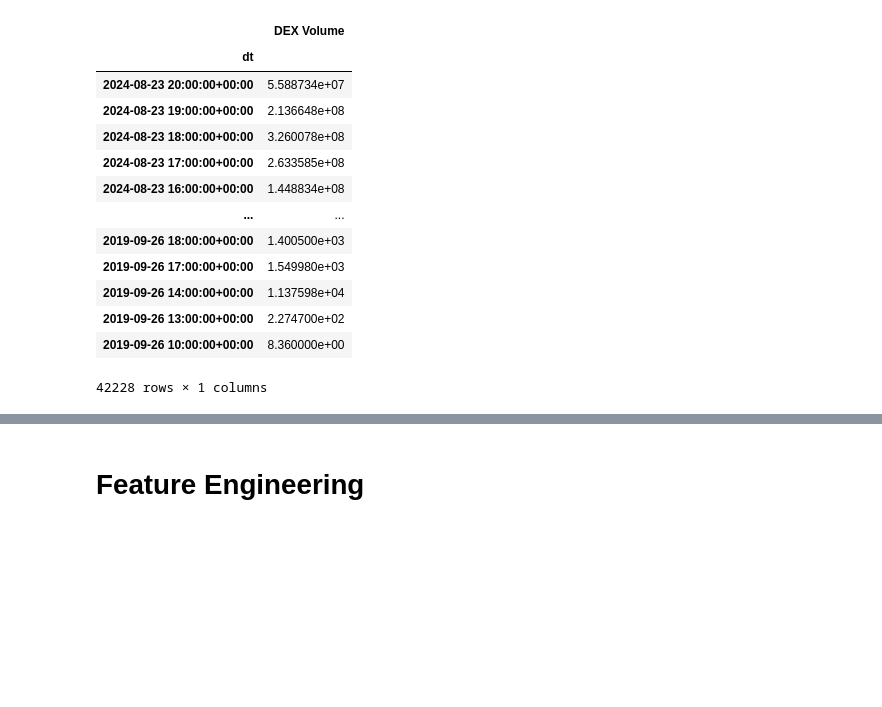
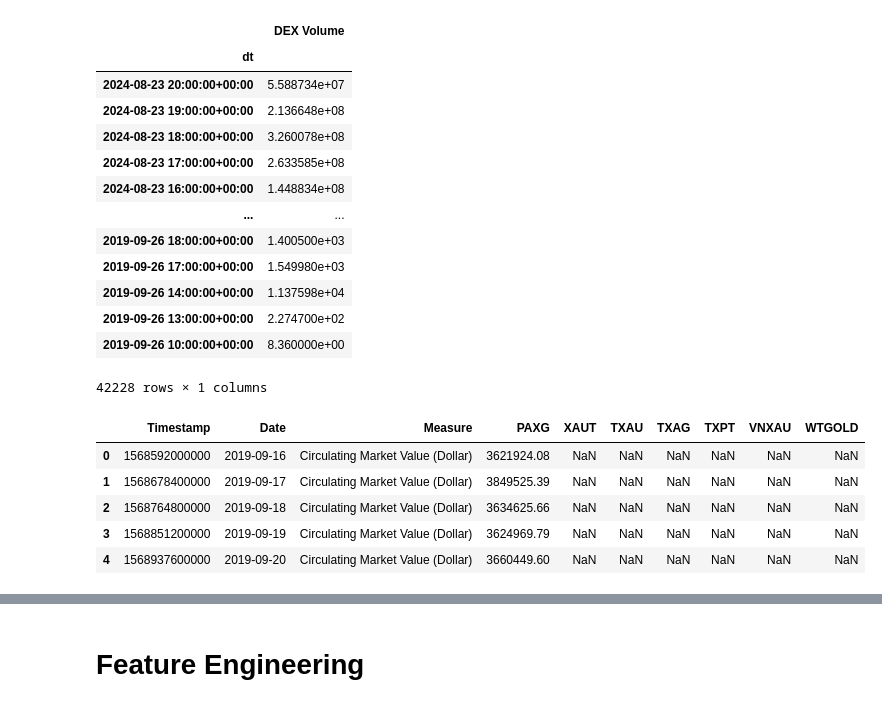
Before and after one commit to robo-advisor-lab/optimizer-dApp, a Jupyter notebook: notebooks/eda.ipynb, the cells around one changed output, grey strips where cells are left out. Cells and saved outputs as stored; diff of their text form; code cells hidden in the pictures; blank space fills up the shorter version.

Commit message:
adding rwa data

```diff
--- a/notebooks/eda.ipynb
+++ b/notebooks/eda.ipynb
@@ -174,0 +167,11 @@ DatetimeIndex(['2024-08-23 20:00:00+00:00', '2024-08-23 19:00:00+00:00',
+# %%
+rwa_commodities_path = '../data/rwa_commodities.csv'
+rwa_commodities_df = pd.read_csv(rwa_commodities_path)
+rwa_commodities_df.head()
+# %% [output]
+|  | Timestamp | Date | Measure | PAXG | XAUT | TXAU | TXAG | TXPT | VNXAU | WTGOLD |
+| 0 | 1568592000000 | 2019-09-16 | Circulating Market Value (Dollar) | 3621924.08 | NaN | NaN | NaN | NaN | NaN | NaN |
+| 1 | 1568678400000 | 2019-09-17 | Circulating Market Value (Dollar) | 3849525.39 | NaN | NaN | NaN | NaN | NaN | NaN |
+| 2 | 1568764800000 | 2019-09-18 | Circulating Market Value (Dollar) | 3634625.66 | NaN | NaN | NaN | NaN | NaN | NaN |
+| 3 | 1568851200000 | 2019-09-19 | Circulating Market Value (Dollar) | 3624969.79 | NaN | NaN | NaN | NaN | NaN | NaN |
+| 4 | 1568937600000 | 2019-09-20 | Circulating Market Value (Dollar) | 3660449.60 | NaN | NaN | NaN | NaN | NaN | NaN |
```
Also changed, not shown: parts of 9 cells of this notebook, 8 other files.
